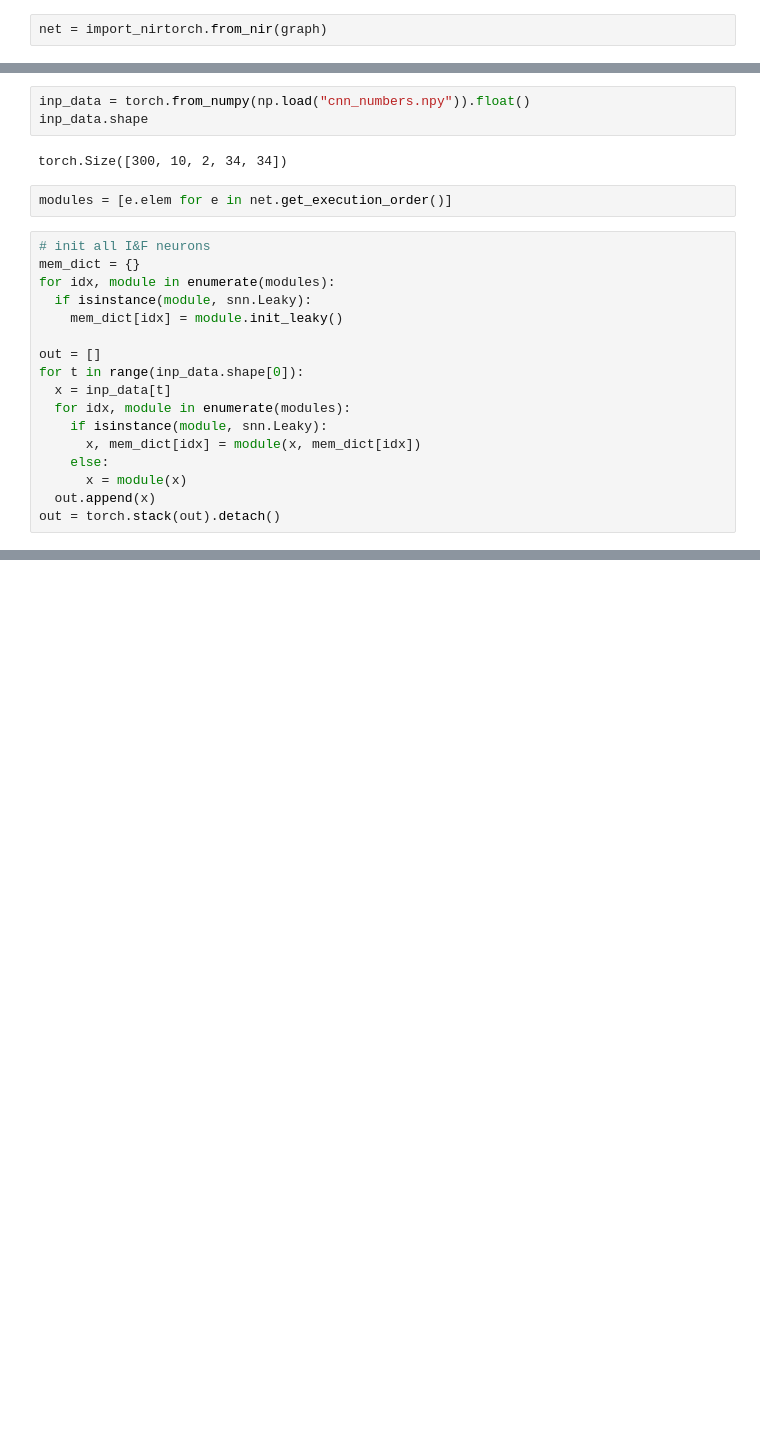
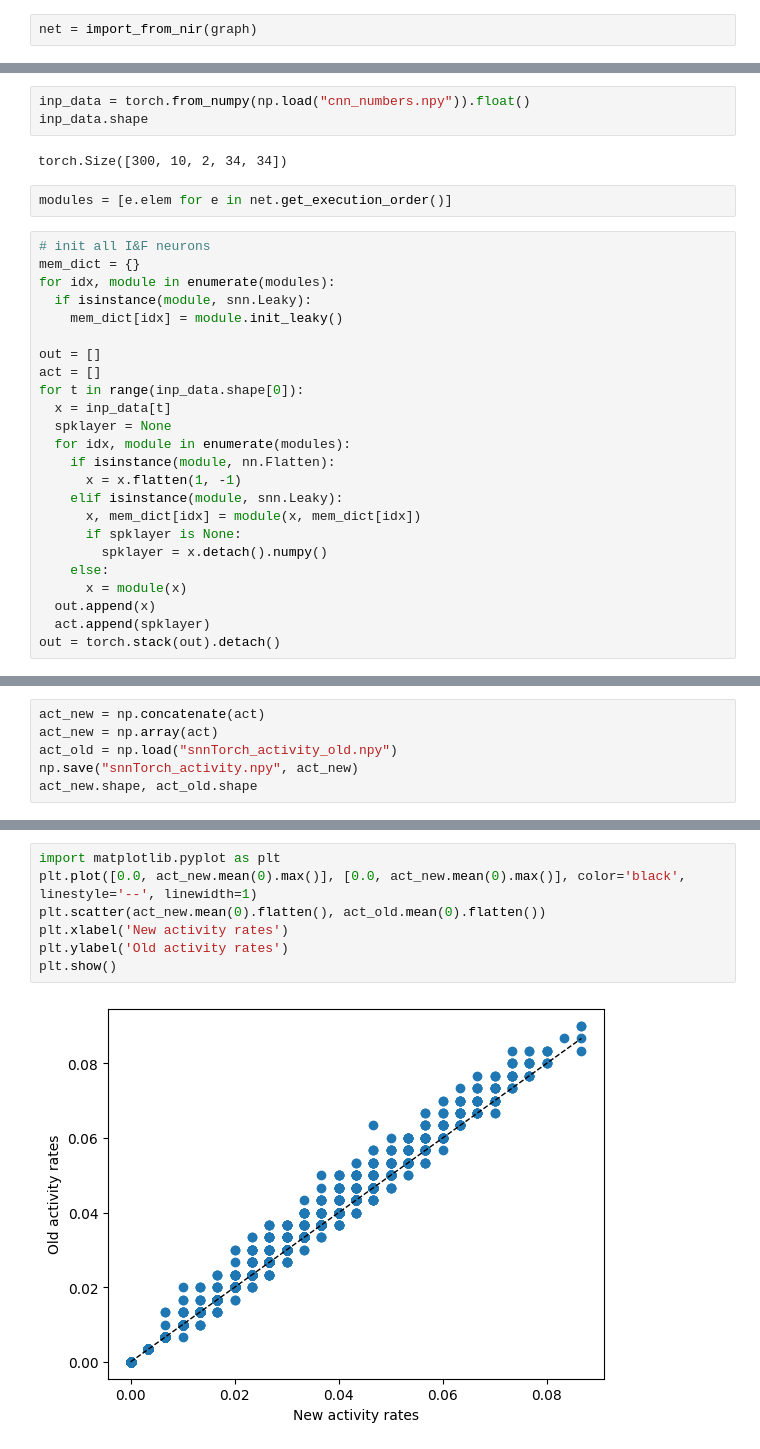
Before and after one commit to neuromorphs/NIR, a Jupyter notebook: paper/02_cnn/snntorch_apply.ipynb, the cells around one changed output, grey strips where cells are left out. Saved outputs shown, nothing was run; the diff lists cells and outputs as text; blank space fills up the shorter version.

```diff
--- a/paper/02_cnn/snntorch_apply.ipynb
+++ b/paper/02_cnn/snntorch_apply.ipynb
@@ -11,7 +11,7 @@ graph.nodes.keys()
 # %% [output]
 dict_keys(['0', '1', '10', '11', '12', '2', '3', '4', '5', '6', '7', '8', '9', 'input', 'output'])
 # %%
-net = import_nirtorch.from_nir(graph)
+net = import_from_nir(graph)
 # %% [output]
 replace rnn subgraph with nirgraph
 # %%
@@ -49,12 +51,19 @@ for idx, module in enumerate(modules):
     mem_dict[idx] = module.init_leaky()
 
 out = []
+act = []
 for t in range(inp_data.shape[0]):
   x = inp_data[t]
+  spklayer = None
   for idx, module in enumerate(modules):
-    if isinstance(module, snn.Leaky):
+    if isinstance(module, nn.Flatten):
+      x = x.flatten(1, -1)
+    elif isinstance(module, snn.Leaky):
       x, mem_dict[idx] = module(x, mem_dict[idx])
+      if spklayer is None:
+        spklayer = x.detach().numpy()
     else:
       x = module(x)
   out.append(x)
+  act.append(spklayer)
 out = torch.stack(out).detach()
@@ -62,0 +74,6 @@ np.save("snnTorch_activity.npy", out.numpy())
+# %%
+act_new = np.concatenate(act)
+act_new = np.array(act)
+act_old = np.load("snnTorch_activity_old.npy")
+np.save("snnTorch_activity.npy", act_new)
+act_new.shape, act_old.shape
@@ -62,0 +82,9 @@ np.save("snnTorch_activity.npy", out.numpy())
+# %%
+import matplotlib.pyplot as plt
+plt.plot([0.0, act_new.mean(0).max()], [0.0, act_new.mean(0).max()], color='black', linestyle='--', linewidth=1)
+plt.scatter(act_new.mean(0).flatten(), act_old.mean(0).flatten())
+plt.xlabel('New activity rates')
+plt.ylabel('Old activity rates')
+plt.show()
+# %% [output]
+[figure, added]
```
Also changed, not shown: parts of 9 cells of this notebook, 7 other files.
